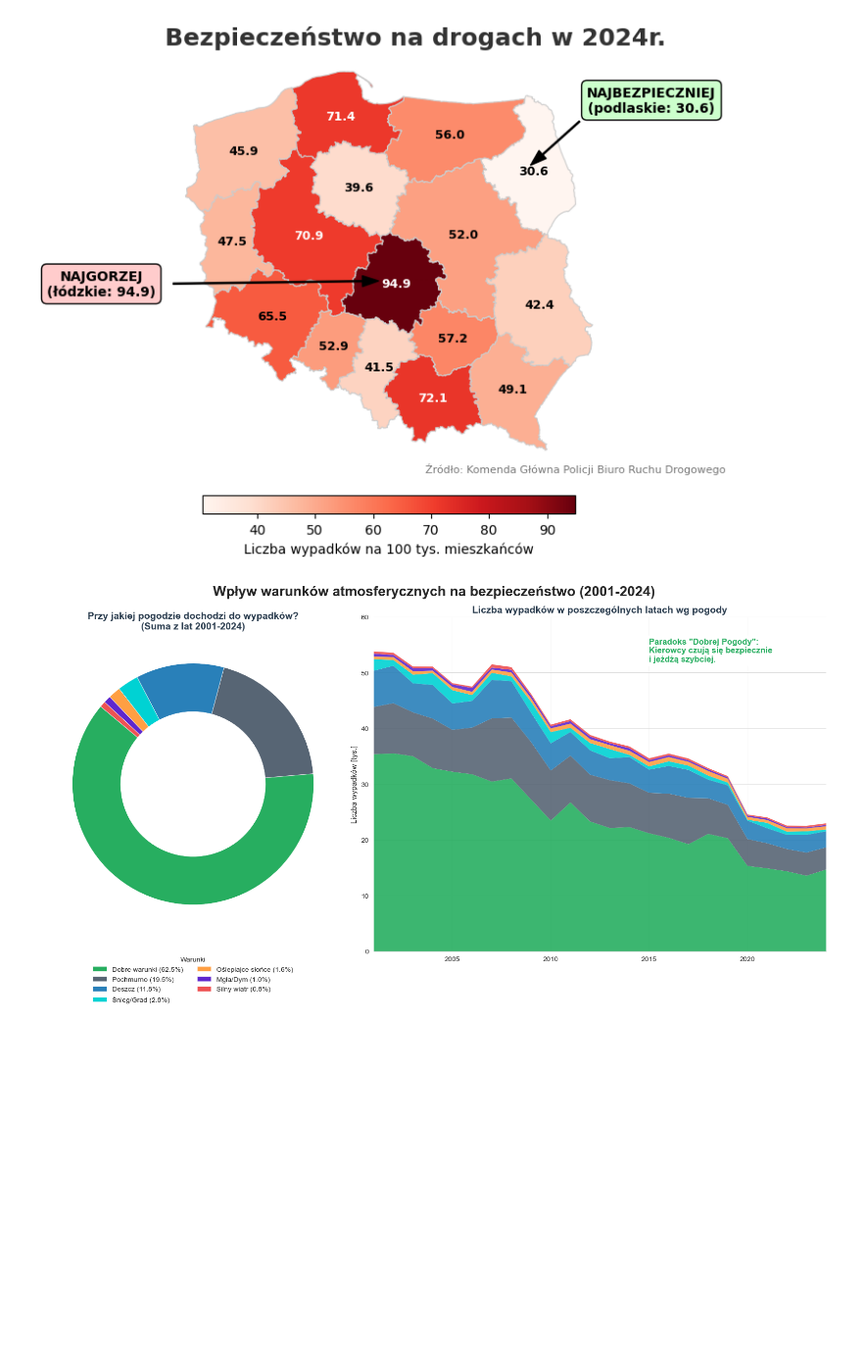
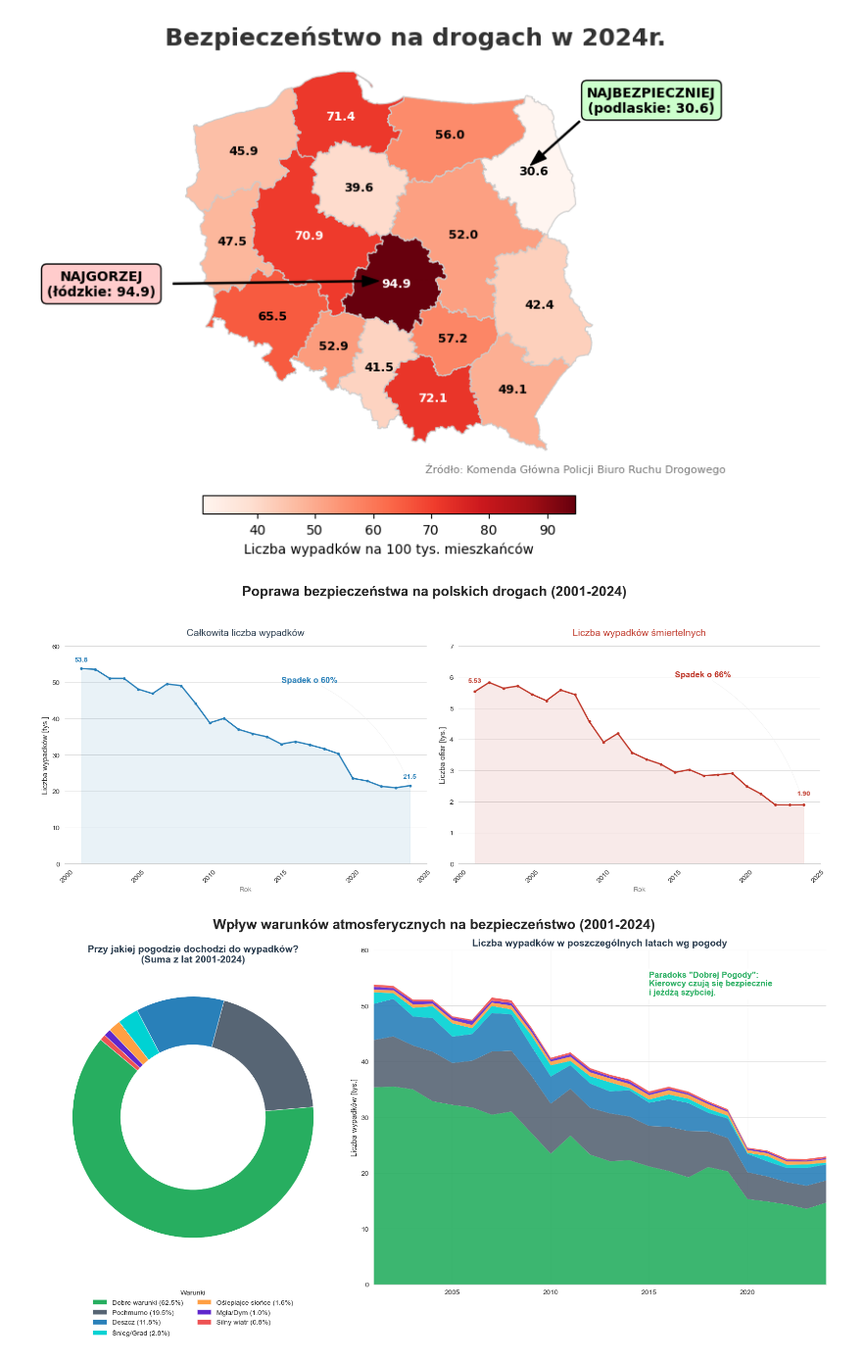
Before and after one commit to JankData/car-accidents-visualizations, a Jupyter notebook: notebooks/ProjektWizualizacja.ipynb, the cells around one changed output. Shown at 98% size. Drawn from its saved outputs; the diff is of its cells as text; code cells hidden in the pictures; blank space fills up the shorter version.

```diff
--- a/notebooks/ProjektWizualizacja.ipynb
+++ b/notebooks/ProjektWizualizacja.ipynb
@@ -94,73 +94,80 @@ plt.show()
 # %% [output]
 [figure]
 # %%
-# --- PRZELICZANIE NA TYSIĄCE (DZIELENIE) ---
-# Tworzymy nowe listy podzielone przez 1000
+import matplotlib.pyplot as plt
+import seaborn as sns
+rok=[2001,2002,2003,2004,2005,2006,2007,2008,2009,2010,2011,2012,2013,2014,2015,2016,2017,2018,2019,2020,2021,2022,2023,2024]
+l_wypadkow = [53799,53559,51078,51069,48100,46876,49536,49054,44196,38832,40065,37046,35847,34970,32967,33664,32760,31674,30288,
+              23540,22816,21322,20936,21519]
+l_wypadkow_smiertelnych = [5534,5827,5640,5712,5444,5243,5583,5437,4572,3907,4189,3571,3357,3202,2938,3026,2831,2862,2909,
+                           2491,2245,1896,1893,1896]
+
 y1 = [i / 1000 for i in l_wypadkow]
 y2 = [i / 1000 for i in l_wypadkow_smiertelnych]
 
-# --- USTAWIENIA STYLU ---
+
 plt.style.use('seaborn-v0_8-whitegrid')
 plt.rcParams['font.family'] = 'sans-serif'
 
 fig, axs = plt.subplots(1, 2, figsize=(16, 6))
 fig.suptitle('Poprawa bezpieczeństwa na polskich drogach (2001-2024)', fontsize=20, fontweight='bold', y=1.05)
 
-# --- WYKRES 1: WSZYSTKIE WYPADKI ---
+
 ax1 = axs[0]
 ax1.plot(rok, y1, color='#2980b9', linewidth=2, marker='o', markersize=4)
 ax1.fill_between(rok, y1, color='#2980b9', alpha=0.1)
 
 ax1.set_title('Całkowita liczba wypadków', fontsize=14, color='#2c3e50', pad=15)
-ax1.set_ylim(0, 60) # <--- ZMIANA: Skala do 60
-ax1.set_ylabel('Liczba wypadków [tys.]', fontsize=11) # <--- ZMIANA: Podpis jednostki
+ax1.set_ylim(0, 60)
+ax1.set_ylabel('Liczba wypadków [tys.]', fontsize=11)
 ax1.grid(axis='x', alpha=0)
 
-# Etykiety start/stop (Wartości sformatowane do 1 miejsca po przecinku)
+
 ax1.text(2001, y1[0] + 2, f'{y1[0]:.1f}', ha='center', color='#2980b9', fontweight='bold')
 ax1.text(2024, y1[-1] + 2, f'{y1[-1]:.1f}', ha='center', color='#2980b9', fontweight='bold')
 
-# Adnotacja spadku (Skorygowane współrzędne!)
+
 spadek_proc1 = ((l_wypadkow[0] - l_wypadkow[-1]) / l_wypadkow[0]) * 100
 ax1.annotate(f'Spadek o {spadek_proc1:.0f}%',
-             xy=(2024, y1[-1]),     # Współrzędne punktu (ok. 21.5)
-             xytext=(2015, 50),     # Współrzędne tekstu (50, a nie 50000!)
+             xy=(2024, y1[-1]),
+             xytext=(2015, 50),
              arrowprops=dict(facecolor='black', arrowstyle='->', connectionstyle="arc3,rad=-0.2"),
              fontsize=12, fontweight='bold', color='#2980b9')
 
 
-# --- WYKRES 2: WYPADKI ŚMIERTELNE ---
+
 ax2 = axs[1]
 ax2.plot(rok, y2, color='#c0392b', linewidth=2, marker='o', markersize=4)
 ax2.fill_between(rok, y2, color='#c0392b', alpha=0.1)
 
 ax2.set_title('Liczba wypadków śmiertelnych', fontsize=14, color='#c0392b', pad=15)
-ax2.set_ylim(0, 7) # <--- ZMIANA: Skala do 7 (tysięcy)
+ax2.set_ylim(0, 7)
 ax2.set_ylabel('Liczba ofiar [tys.]', fontsize=11)
 ax2.grid(axis='x', alpha=0)
 
-# Adnotacja spadku
+
 spadek_proc2 = ((l_wypadkow_smiertelnych[0] - l_wypadkow_smiertelnych[-1]) / l_wypadkow_smiertelnych[0]) * 100
 ax2.annotate(f'Spadek o {spadek_proc2:.0f}%',
-             xy=(2024, y2[-1]),    # ok. 1.8
-             xytext=(2015, 6),     # Tekst na wysokości 6 (tysięcy)
+             xy=(2024, y2[-1]),
+             xytext=(2015, 6),
              arrowprops=dict(facecolor='black', arrowstyle='->', connectionstyle="arc3,rad=-0.2"),
              fontsize=12, fontweight='bold', color='#c0392b')
 
-# Etykiety start/stop
+
 ax2.text(2001, y2[0] + 0.3, f'{y2[0]:.2f}', ha='center', color='#c0392b', fontweight='bold')
 ax2.text(2024, y2[-1] + 0.3, f'{y2[-1]:.2f}', ha='center', color='#c0392b', fontweight='bold')
 
-# Wspólne ustawienia dla obu osi
 for ax in axs:
     ax.set_xlabel('Rok', fontsize=10, color='gray')
     ax.spines['top'].set_visible(False)
     ax.spines['right'].set_visible(False)
     ax.spines['left'].set_visible(False)
     ax.tick_params(axis='x', rotation=45)
 
 plt.tight_layout()
 plt.show()
+# %% [output]
+[figure, added]
 # %%
 import matplotlib.pyplot as plt
 import pandas as pd
```
Also changed, not shown: parts of 2 cells of this notebook.
